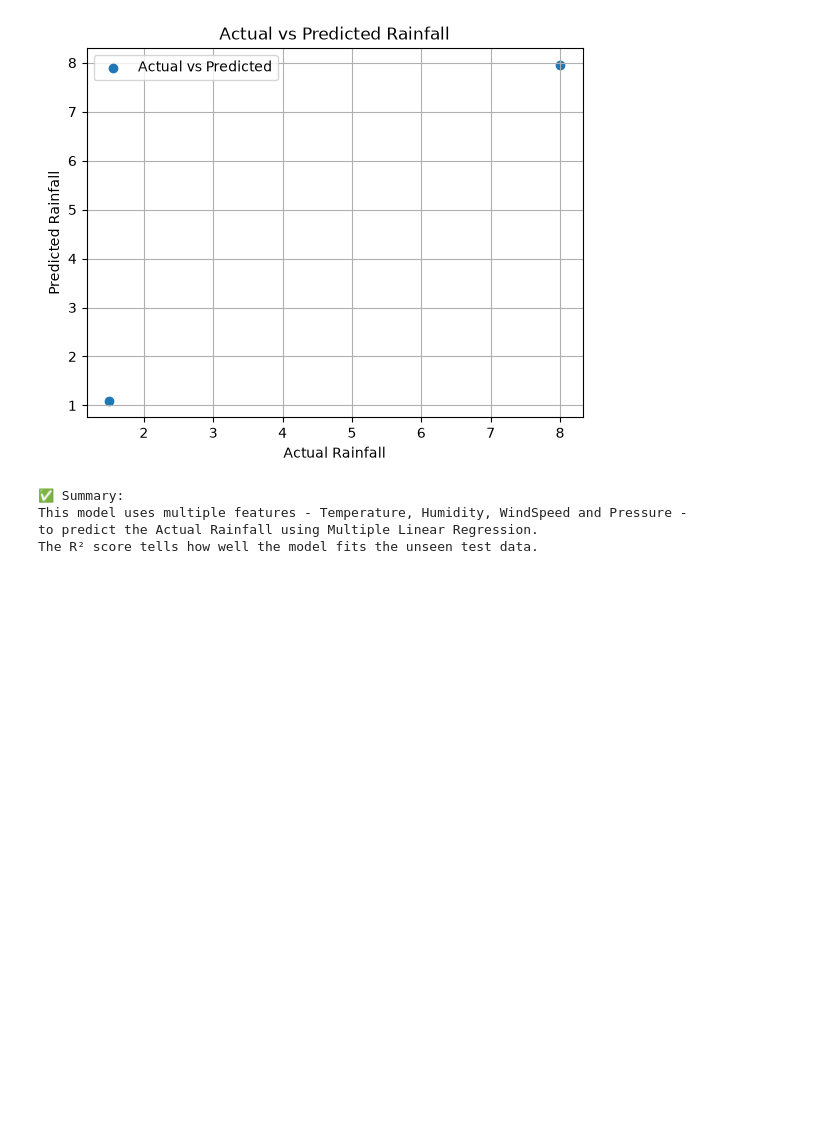
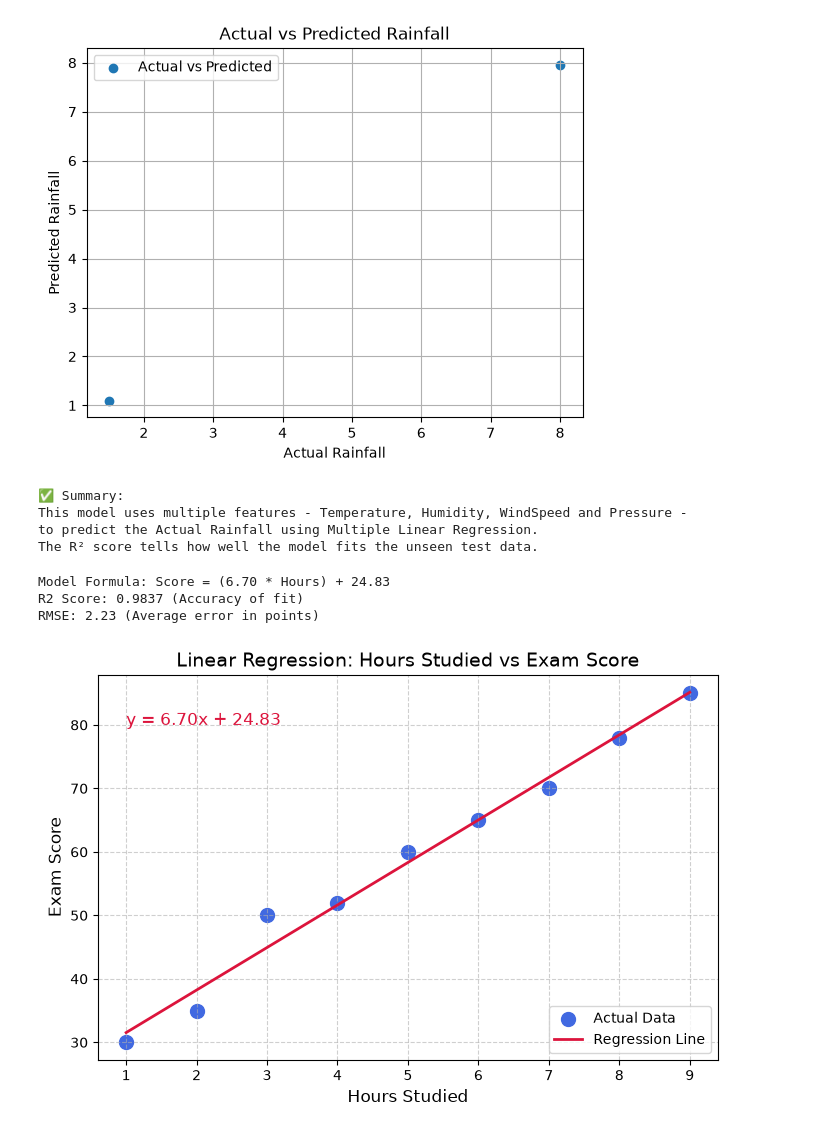
Before and after one commit to Madhuanandalli/Data-Science, a Jupyter notebook: Data_Science_online .ipynb, the cells around one changed output. Saved outputs shown, nothing was run; the diff lists cells and outputs as text; code cells hidden in the pictures; blank space fills up the shorter version.

Commit message:
regression

```diff
--- a/Data_Science_online .ipynb
+++ b/Data_Science_online .ipynb
@@ -838,0 +857,77 @@ The R² score tells how well the model fits the unseen test data.
+# %%
+import numpy as np
+import matplotlib.pyplot as plt
+from sklearn.linear_model import LinearRegression
+from sklearn.metrics import mean_squared_error, r2_score
+
+# 1. Data (hours studied vs exam score)
+hours = np.array([1, 2, 3, 4, 5, 6, 7, 8, 9]).reshape(-1, 1)
+
+scores = np.array([30, 35, 50, 52, 60, 65, 70, 78, 85])
+
+# 2. Train the model
+model = LinearRegression()
+model.fit(hours, scores)
+
+# 3. Predict & Evaluate
+predicted_scores = model.predict(hours)
+
+# Extract the Math: y = mx + c
+m = model.coef_[0]          # Slope
+c = model.intercept_        # Intercept
+
+r2 = r2_score(scores, predicted_scores)
+
+rmse = np.sqrt(
+    mean_squared_error(scores, predicted_scores)
+)
+
+print(f"Model Formula: Score = ({m:.2f} * Hours) + {c:.2f}")
+print(f"R2 Score: {r2:.4f} (Accuracy of fit)")
+print(f"RMSE: {rmse:.2f} (Average error in points)")
+
+# 4. Visualize
+plt.figure(figsize=(8, 5))
+
+plt.scatter(
+    hours,
+    scores,
+    color='royalblue',
+    s=100,
+    label='Actual Data'
+)
+
+plt.plot(
+    hours,
+    predicted_scores,
+    color='crimson',
+    linewidth=2,
+    label='Regression Line'
+)
+
+# Add formula on the plot
+plt.text(
+    1,
+    80,
+    f'y = {m:.2f}x + {c:.2f}',
+    fontsize=12,
+    color='crimson'
+)
+
+plt.title(
+    "Linear Regression: Hours Studied vs Exam Score",
+    fontsize=14
+)
+
+plt.xlabel("Hours Studied", fontsize=12)
+plt.ylabel("Exam Score", fontsize=12)
+
+plt.grid(True, linestyle='--', alpha=0.6)
+
+plt.legend()
+plt.show()
+# %% [output]
+Model Formula: Score = (6.70 * Hours) + 24.83
+R2 Score: 0.9837 (Accuracy of fit)
+RMSE: 2.23 (Average error in points)
+[figure, added]
```
Also changed, not shown: parts of 4 cells of this notebook.
